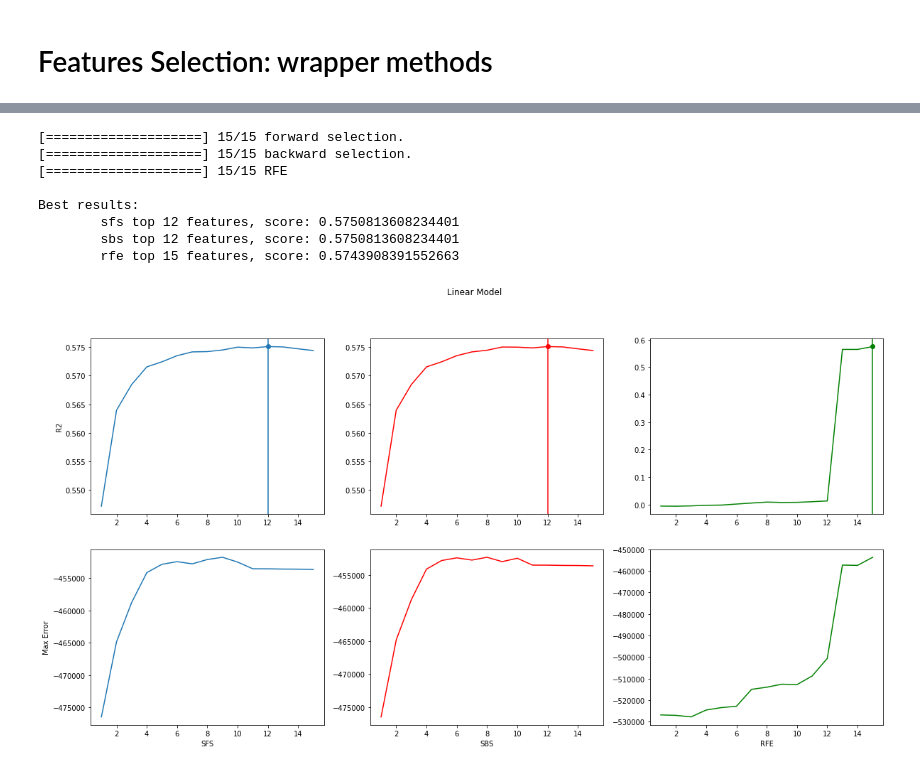
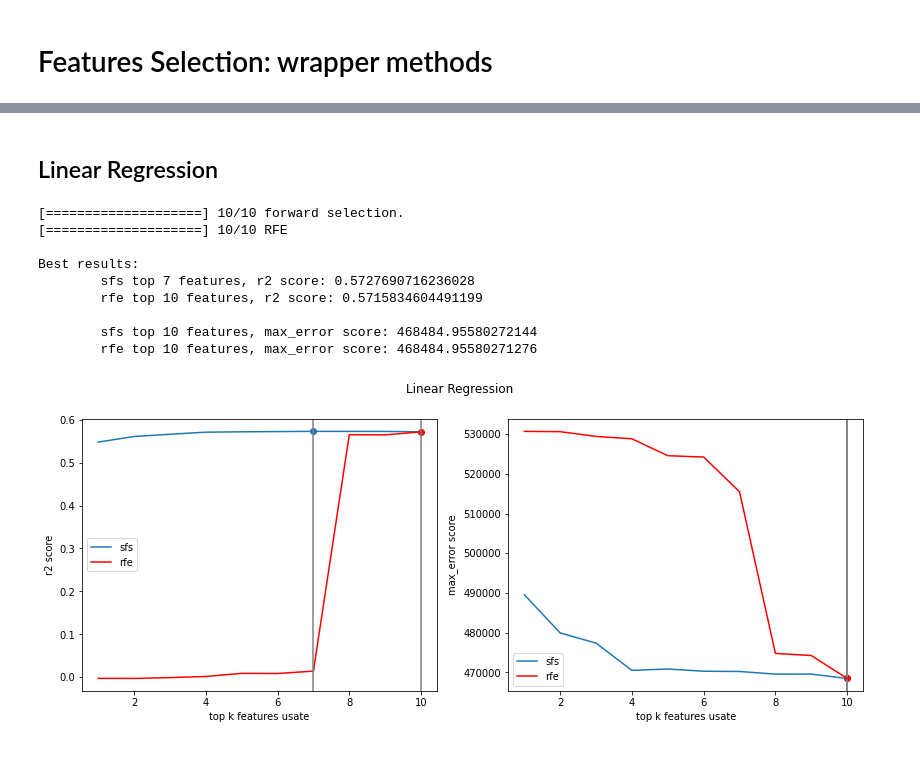
Before and after one commit to spiderlory/ml_project, a Jupyter notebook: progetto.ipynb, the cells around one changed output, grey strips where cells are left out. Drawn from its saved outputs; the diff is of its cells as text; code cells hidden in the pictures.

```diff
--- a/progetto.ipynb
+++ b/progetto.ipynb
@@ -630,20 +694,22 @@ def rfe_analysis(model, X_data, y_data):
+# %% [markdown]
+## Linear Regression
 # %%
-X_data1 = X_data.iloc[:,range(0,15)]
+X_data1 = X_data.iloc[:,range(0,10)]
 
 model = LinearRegression()
 
-feature_rank_sfs, cv_scores_sfs = selection_analysis(model, X_data1, Y_data, direction='forward')
-feature_rank_sbs, cv_scores_sbs = selection_analysis(model, X_data1, Y_data, direction='backward')
-cv_scores_rfe = rfe_analysis(model, X_data1, Y_data)
+feature_rank_sfs, cv_scores_sfs = sfs_analysis(model, X_data1, Y_data)
+feature_rank_rfe, cv_scores_rfe = rfe_analysis(model, X_data1, Y_data)
 
-plot_data(cv_scores_sfs, cv_scores_sbs, cv_scores_rfe)
+plot_data(cv_scores_sfs, cv_scores_rfe, "Linear Regression")
 # %% [output]
-[====================] 15/15 forward selection.
-[====================] 15/15 backward selection.
-[====================] 15/15 RFE
+[====================] 10/10 forward selection.
+[====================] 10/10 RFE
 
 Best results:
-        sfs top 12 features, score: 0.5750813608234401
-        sbs top 12 features, score: 0.5750813608234401
-        rfe top 15 features, score: 0.5743908391552663
+        sfs top 7 features, r2 score: 0.5727690716236028
+        rfe top 10 features, r2 score: 0.5715834604491199
+
+        sfs top 10 features, max_error score: 468484.95580272144
+        rfe top 10 features, max_error score: 468484.95580271276
-[figure, old version]
+[figure, new version]
```
Also changed, not shown: parts of 23 cells of this notebook.
